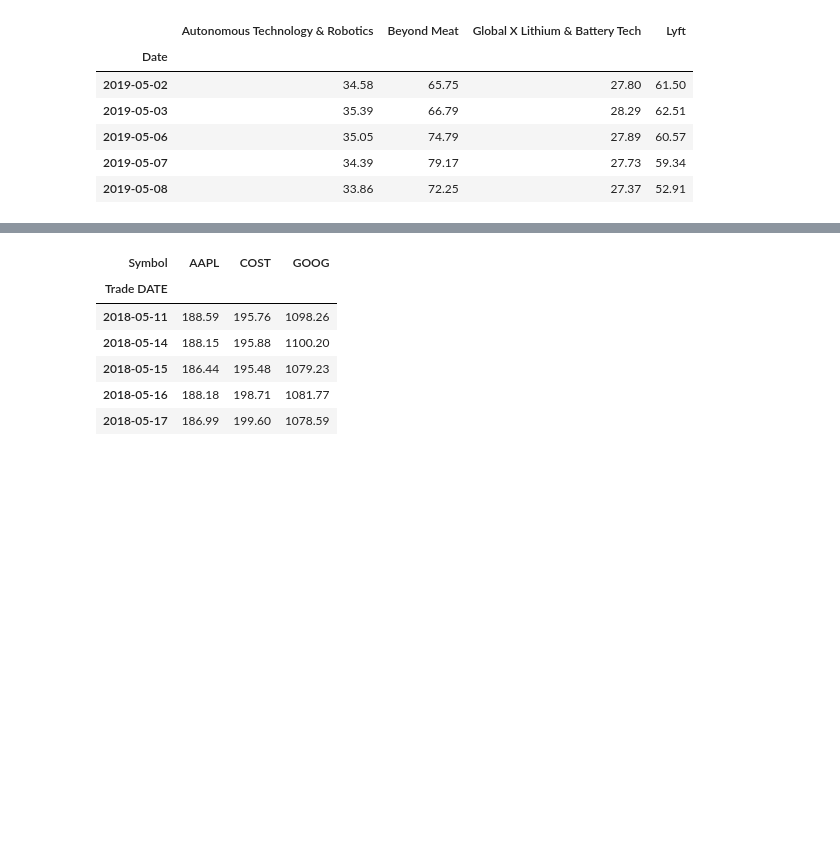
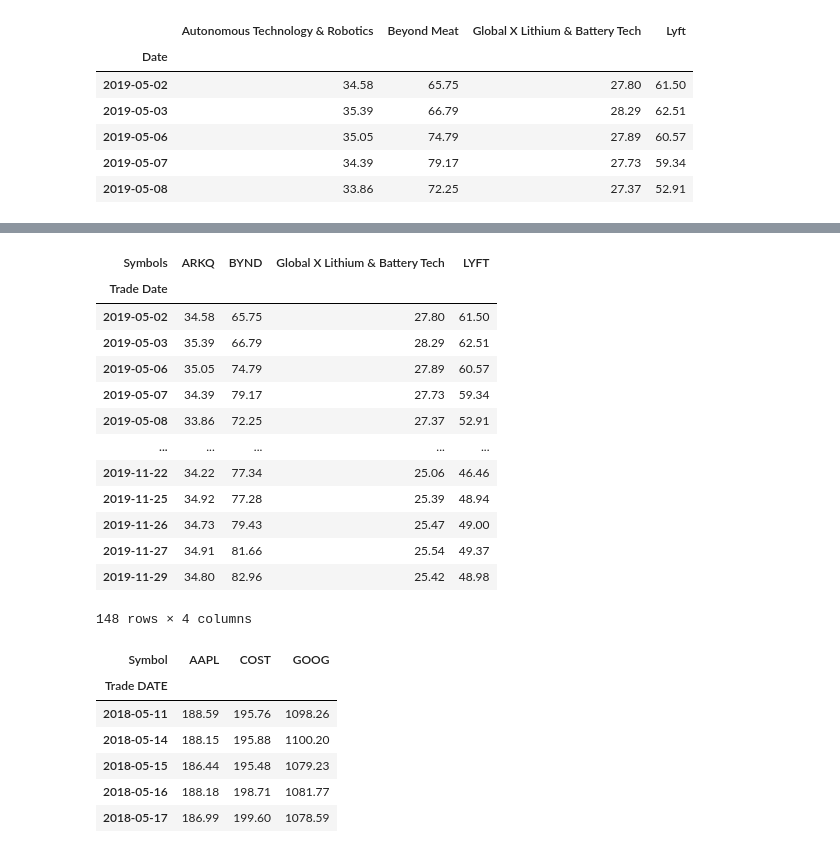
Before and after one commit to Caresir/Whale_protfolio, a Jupyter notebook: whale_analysis.ipynb, the cells around one changed output, grey strips where cells are left out. Drawn from its saved outputs; the diff is of its cells as text; code cells hidden in the pictures; blank space fills up the shorter version.

Commit message:
Renamed the columns, index and axis column

```diff
--- a/whale_analysis.ipynb
+++ b/whale_analysis.ipynb
@@ -479,3 +469,24 @@ all_data_df.head()
+# %%
+# Reset the index
+#rename columns as ticker symbols
+all_data_df.rename(columns={'Autonomous Technology & Robotics': 'ARKQ', 'Beyond Meat': 'BYND', 'Global X Lithium & Battery': 'LIT', 'Lyft': 'LYFT'}, inplace=True)
+#rename axis and column axis
+all_data_df.rename_axis('Trade Date').rename_axis('Symbols', axis='columns')
+# %% [output]
+| Symbols | ARKQ | BYND | Global X Lithium & Battery Tech | LYFT |
+| Trade Date |  |  |  |  |
+| 2019-05-02 | 34.58 | 65.75 | 27.80 | 61.50 |
+| 2019-05-03 | 35.39 | 66.79 | 28.29 | 62.51 |
+| 2019-05-06 | 35.05 | 74.79 | 27.89 | 60.57 |
+| 2019-05-07 | 34.39 | 79.17 | 27.73 | 59.34 |
+| 2019-05-08 | 33.86 | 72.25 | 27.37 | 52.91 |
+| ... | ... | ... | ... | ... |
+| 2019-11-22 | 34.22 | 77.34 | 25.06 | 46.46 |
+| 2019-11-25 | 34.92 | 77.28 | 25.39 | 48.94 |
+| 2019-11-26 | 34.73 | 79.43 | 25.47 | 49.00 |
+| 2019-11-27 | 34.91 | 81.66 | 25.54 | 49.37 |
+| 2019-11-29 | 34.80 | 82.96 | 25.42 | 48.98 |
+148 rows × 4 columns
 # %%
 # Pivot so that each column of prices represents a unique symbol
 # YOUR CODE HERE
```
Also changed, not shown: parts of 1 cell of this notebook.
